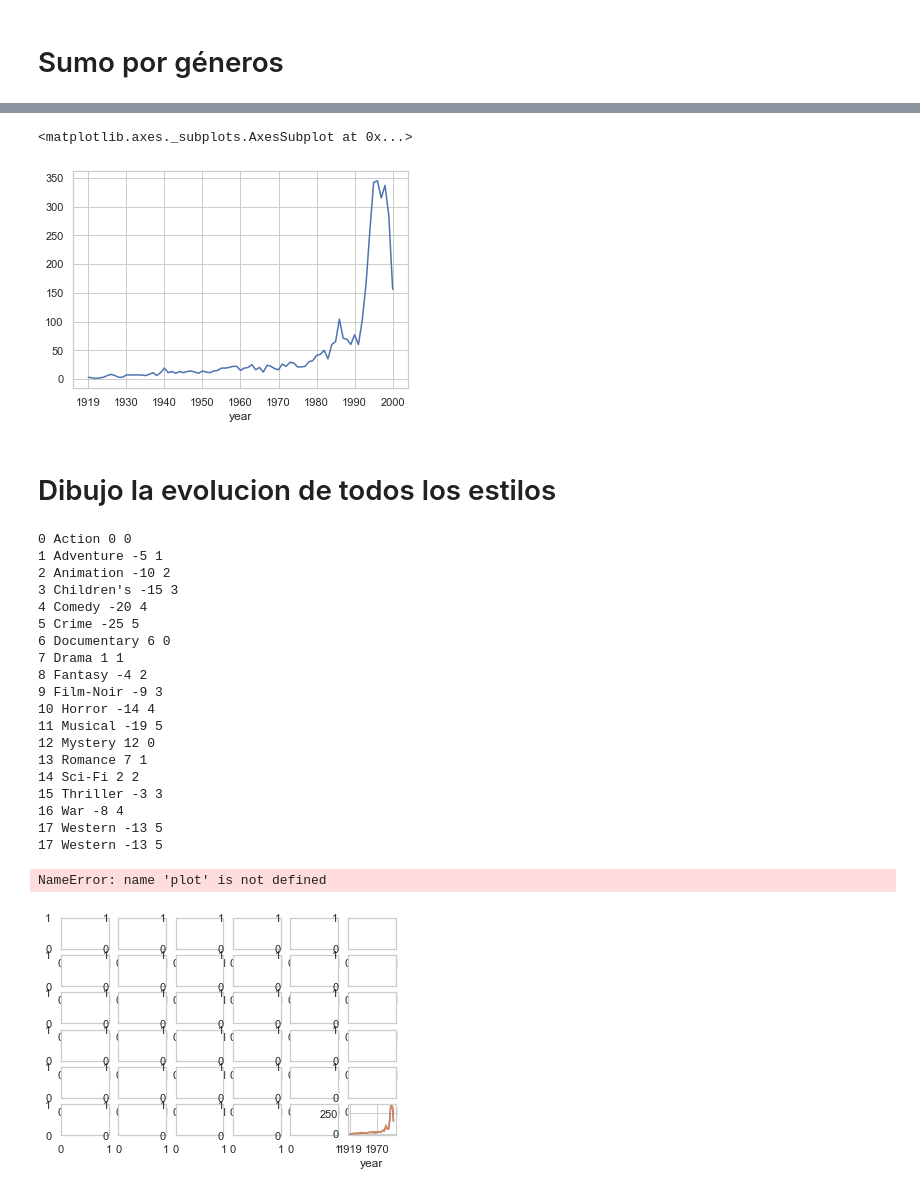
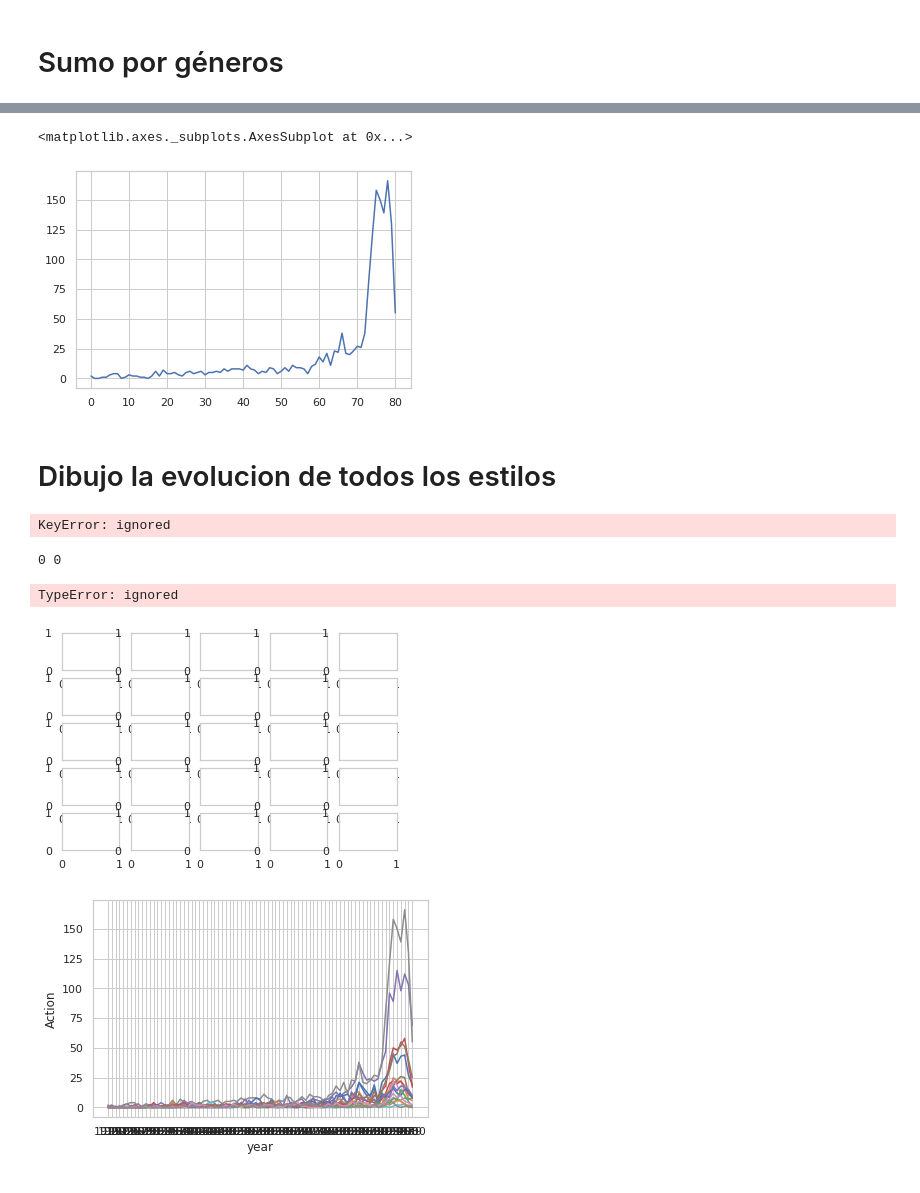
Before and after one commit to JMML2021/0302-Visualitzaci-gr-fica-de-M-ltiples-variables, a Jupyter notebook: 0302_Visualitzacio_grafica_de_Multiples_variables36.ipynb, the cells around one changed output, grey strips where cells are left out. Saved outputs shown, nothing was run; the diff lists cells and outputs as text; code cells hidden in the pictures.

```diff
--- a/0302_Visualitzacio_grafica_de_Multiples_variables36.ipynb
+++ b/0302_Visualitzacio_grafica_de_Multiples_variables36.ipynb
@@ -334,3 +330,6 @@ df.shape
+# %%
+df.shape
+df['year'] = df["Titulo"].str[-5:-1]
 # %%
 # Divido la fecha
 df['Titulo'].str.split('(', expand= True)
@@ -638,4 +623,8 @@ Western 68
 # %%
-genres_year = df.iloc[:, 3:].groupby("year").count().loc[:,:]
+
+
+genres_year = df.iloc[:, 3:].groupby("year").sum().loc[:,:]
+
+genres_year = genres_year.reset_index()
 genres_year
 # %% [output]
@@ -657,57 +645,38 @@ genres_year
 genres_year['Drama'].plot()
 # %% [output]
 <matplotlib.axes._subplots.AxesSubplot at 0x...>
-[figure, old version]
+[figure, new version]
 # %% [markdown]
 # Dibujo la evolucion de todos los estilos
+# %%
+genres_year.groupby('year').plot(x= 'year', y = 'generoA', ax=ax, legend=False)
+# %% [output]
+KeyError: ignored
 # %%
 #define plotting region (2 rows, 2 columns)
 import pandas as pd
 import matplotlib.pyplot as plt
 import seaborn as sns
 
 
-fig, axes = plt.subplots(6, 6)
+fig, ax = plt.subplots(5, 5)
+#fig.set_size_inches(18,68)
 
 for x, generoA in enumerate ( genres):
 
 
-    columna = x % 6
-    fila =  x - columna*6
-    print(x, generoA,  fila, columna)
-    #sns.lineplot(x = 'Anyo', y = generoA, data = df, ax = axes[0])
-genres_year[generoA].plot()
-print(x, generoA,  fila, columna)
-
-
-genres_year['Drama'].plot()
-plot.show()
-#create boxplot in each subplot
-'''
-sns.boxplot(data=df, x='team', y='points', ax=axes[0,0])
-sns.boxplot(data=df, x='team', y='assists', ax=axes[0,1])
-sns.boxplot(data=df, x='team', y='rebounds', ax=axes[1,0])
-sns.boxplot(data=df, x='team', y='blocks', ax=axes[1,1])
-'''
+    columna = x % 5
+    fila =  int(x/5)
+    print(fila, columna)
+    ax[fila, columna].plot(x= genres_year.year, y= genres_year[generoA])
+plt.show()
 # %% [output]
-0 Action 0 0
-1 Adventure -5 1
-2 Animation -10 2
-3 Children's -15 3
-4 Comedy -20 4
-5 Crime -25 5
-6 Documentary 6 0
-7 Drama 1 1
-8 Fantasy -4 2
-9 Film-Noir -9 3
-10 Horror -14 4
-11 Musical -19 5
-12 Mystery 12 0
-13 Romance 7 1
-14 Sci-Fi 2 2
-15 Thriller -3 3
-16 War -8 4
-17 Western -13 5
-17 Western -13 5
+0 0
-NameError: name 'plot' is not defined
+TypeError: ignored
-[figure, old version]
+[figure, new version]
+# %%
+for x, generoA in enumerate ( genres):
+
+  sns.lineplot(x = 'year', y = generoA, data = genres_year )
+# %% [output]
+[figure, added]
```
Also changed, not shown: parts of 27 cells of this notebook.
